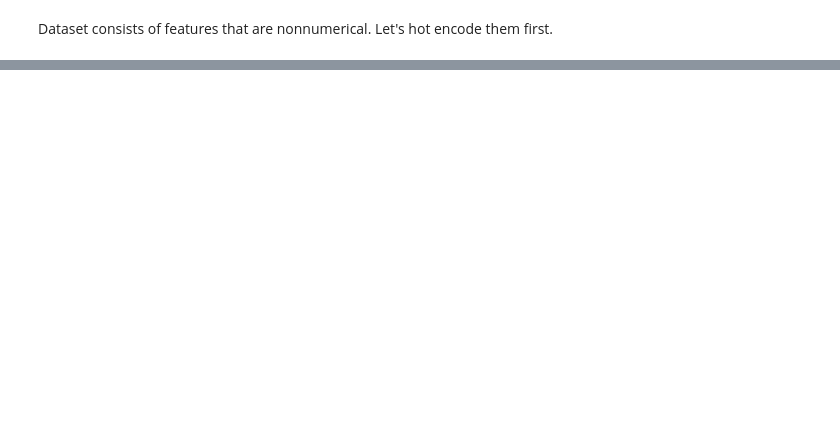
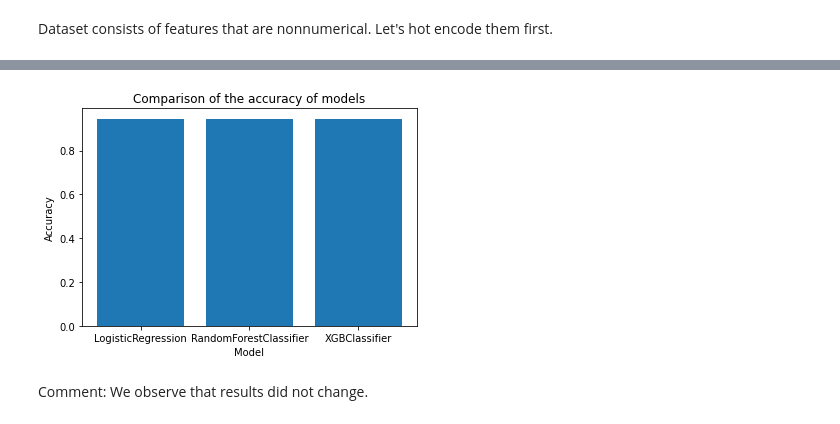
Before and after one commit to mim-uw/eXplainableMachineLearning-2023, a Jupyter notebook: Homeworks/HW1/MichalKrutul/XAI_1.ipynb, the cells around one changed output, grey strips where cells are left out. Saved outputs shown, nothing was run; the diff lists cells and outputs as text; code cells hidden in the pictures; blank space fills up the shorter version.

```diff
--- a/Homeworks/HW1/MichalKrutul/XAI_1.ipynb
+++ b/Homeworks/HW1/MichalKrutul/XAI_1.ipynb
@@ -108,0 +159,15 @@ Best accuracy 84,6% achieved XGBClassifier.
+# %%
+import matplotlib.pyplot as plt
+
+model_name = ['LogisticRegression','RandomForestClassifier','XGBClassifier']
+accuracies = [logistic_acc,random_forest_acc,xgb_acc]
+
+plt.bar(model_name, accuracies)
+plt.title('Comparison of the accuracy of models')
+plt.xlabel('Model')
+plt.ylabel('Accuracy')
+plt.show()
+# %% [output]
+[figure, added]
+# %% [markdown]
+Comment: We observe that results did not change.
```
Also changed, not shown: parts of 31 cells of this notebook.
